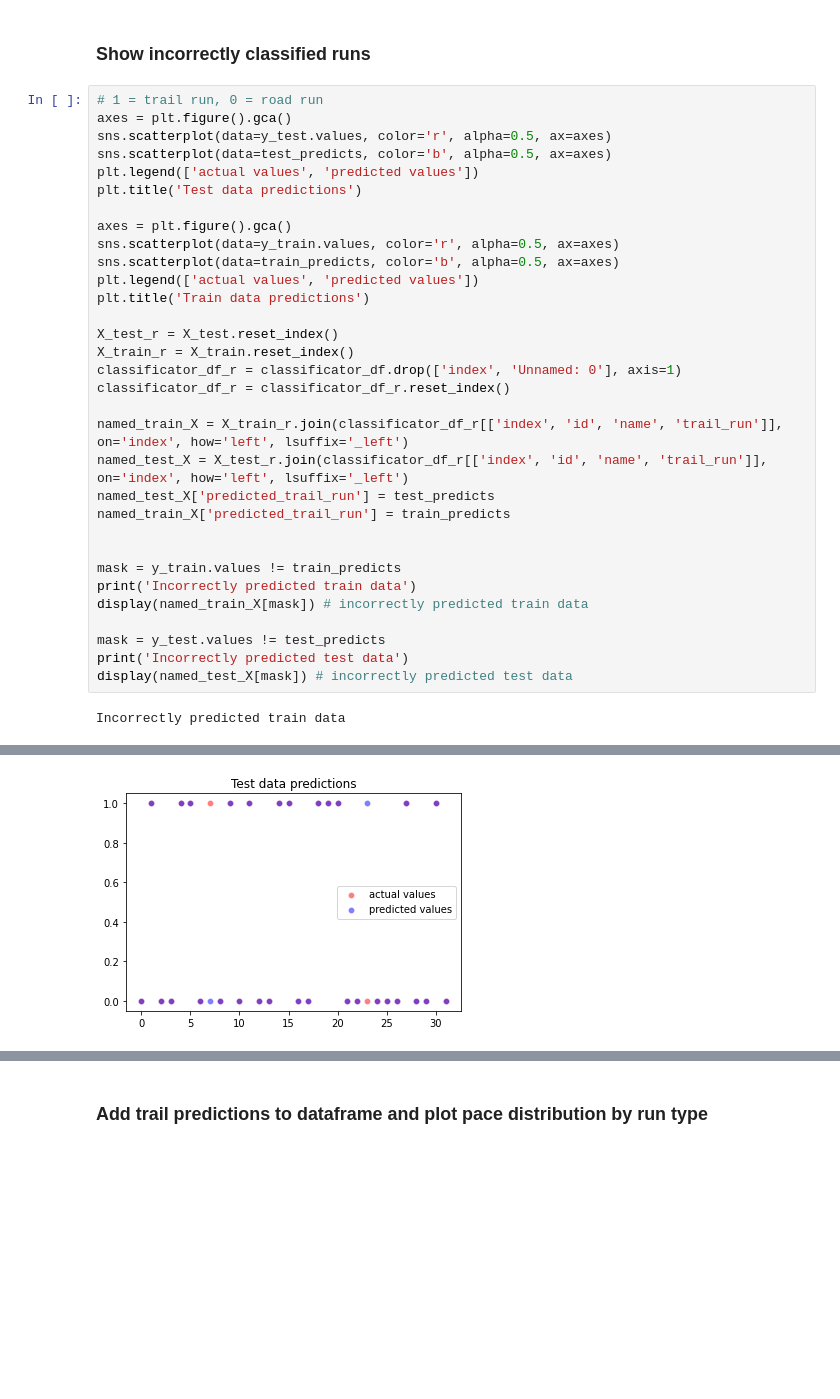
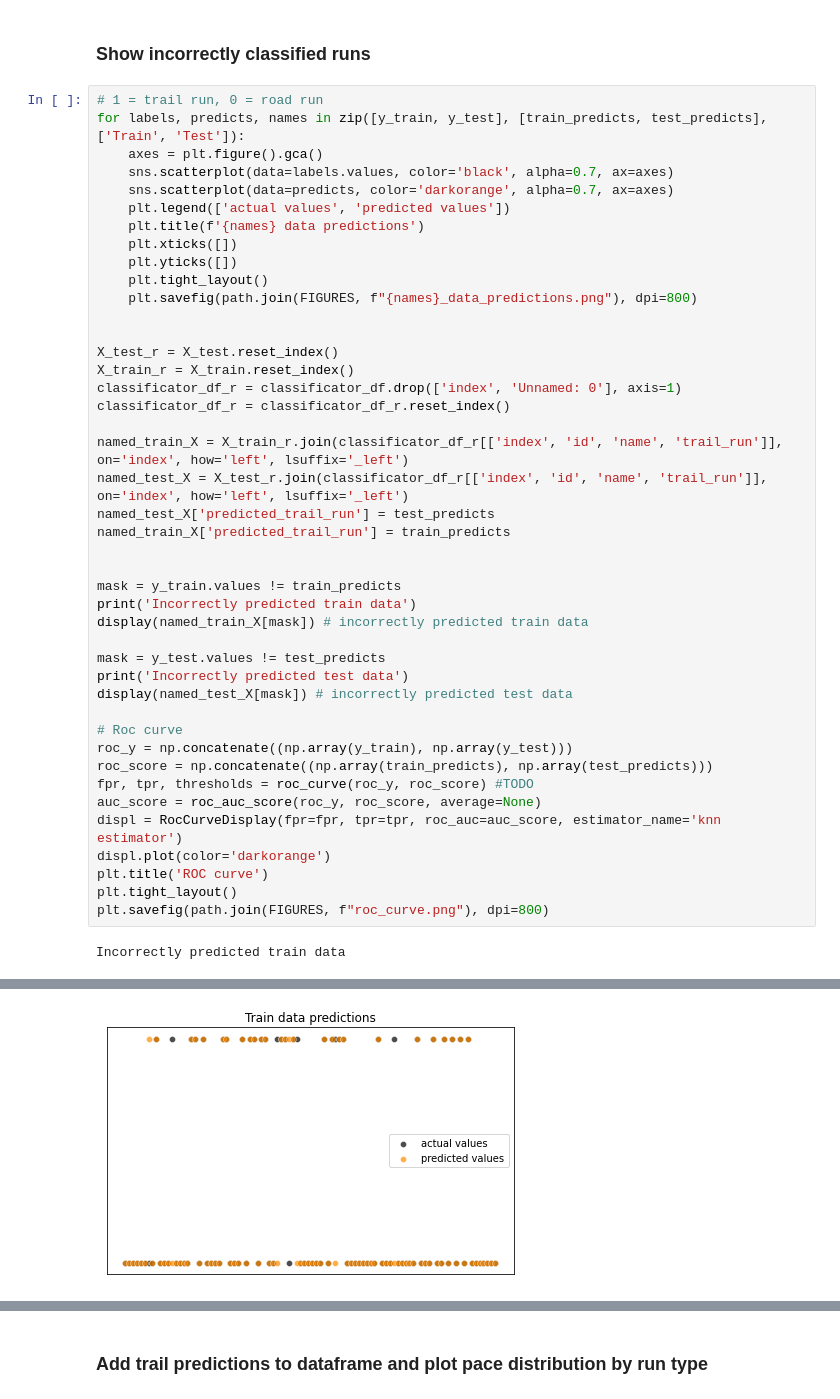
Before and after one commit to Radluy/Stravalytics, a Jupyter notebook: visualize.ipynb, the cells around one changed output, grey strips where cells are left out. Saved outputs shown, nothing was run; the diff lists cells and outputs as text; blank space fills up the shorter version.

```diff
--- a/visualize.ipynb
+++ b/visualize.ipynb
@@ -308,48 +315,59 @@ Accuracy of C-Support Vector classifier on test set: 0.91
 ### Show incorrectly classified runs
 # %%
 # 1 = trail run, 0 = road run
-axes = plt.figure().gca()
-sns.scatterplot(data=y_test.values, color='r', alpha=0.5, ax=axes)
-sns.scatterplot(data=test_predicts, color='b', alpha=0.5, ax=axes)
-plt.legend(['actual values', 'predicted values'])
-plt.title('Test data predictions')
+for labels, predicts, names in zip([y_train, y_test], [train_predicts, test_predicts], ['Train', 'Test']):
+    axes = plt.figure().gca()
+    sns.scatterplot(data=labels.values, color='black', alpha=0.7, ax=axes)
+    sns.scatterplot(data=predicts, color='darkorange', alpha=0.7, ax=axes)
+    plt.legend(['actual values', 'predicted values'])
+    plt.title(f'{names} data predictions')
+    plt.xticks([])
+    plt.yticks([])
+    plt.tight_layout()
+    plt.savefig(path.join(FIGURES, f"{names}_data_predictions.png"), dpi=800)
 
-axes = plt.figure().gca()
-sns.scatterplot(data=y_train.values, color='r', alpha=0.5, ax=axes)
-sns.scatterplot(data=train_predicts, color='b', alpha=0.5, ax=axes)
-plt.legend(['actual values', 'predicted values'])
-plt.title('Train data predictions')
 
 X_test_r = X_test.reset_index()
 X_train_r = X_train.reset_index()
 classificator_df_r = classificator_df.drop(['index', 'Unnamed: 0'], axis=1)
 classificator_df_r = classificator_df_r.reset_index()
 
 named_train_X = X_train_r.join(classificator_df_r[['index', 'id', 'name', 'trail_run']], on='index', how='left', lsuffix='_left')
 named_test_X = X_test_r.join(classificator_df_r[['index', 'id', 'name', 'trail_run']], on='index', how='left', lsuffix='_left')
 named_test_X['predicted_trail_run'] = test_predicts
 named_train_X['predicted_trail_run'] = train_predicts
 
 
 mask = y_train.values != train_predicts
 print('Incorrectly predicted train data')
 display(named_train_X[mask]) # incorrectly predicted train data
 
 mask = y_test.values != test_predicts
 print('Incorrectly predicted test data')
 display(named_test_X[mask]) # incorrectly predicted test data
+
+# Roc curve
+roc_y = np.concatenate((np.array(y_train), np.array(y_test)))
+roc_score = np.concatenate((np.array(train_predicts), np.array(test_predicts)))
+fpr, tpr, thresholds = roc_curve(roc_y, roc_score) #TODO
+auc_score = roc_auc_score(roc_y, roc_score, average=None)
+displ = RocCurveDisplay(fpr=fpr, tpr=tpr, roc_auc=auc_score, estimator_name='knn estimator')
+displ.plot(color='darkorange')
+plt.title('ROC curve')
+plt.tight_layout()
+plt.savefig(path.join(FIGURES, f"roc_curve.png"), dpi=800)
 # %% [output]
 Incorrectly predicted train data
 |  | index_left | total_elevation_gain | elev_high | avg_pace | average_heartrate | index | id | name | ... |
 | 6 | 3 | 183.9 | 322.5 | 5.727377 | 150.9 | 3 | 6382798181 | Afternoon Run | ... |
 | 12 | 62 | 104.7 | 410.2 | 5.950256 | 164.6 | 62 | 4791519494 | Afternoon Run | ... |
 | 39 | 0 | 176.2 | 419.0 | 5.883045 | 141.7 | 0 | 6413878675 | Morning Run | ... |
 | 42 | 55 | 205.4 | 449.9 | 5.486065 | 160.0 | 55 | 4934430913 | Afternoon Run | ... |
 | 44 | 23 | 179.8 | 344.7 | 6.298816 | 145.8 | 23 | 6026300681 | Brdky | ... |
 | 54 | 106 | 140.4 | 318.4 | 5.901794 | 162.6 | 106 | 3622154087 | Morning Run | ... |
 | 69 | 25 | 129.0 | 312.9 | 5.400734 | 152.8 | 25 | 5999926383 | Morning Run | ... |
 Incorrectly predicted test data
 |  | index_left | total_elevation_gain | elev_high | avg_pace | average_heartrate | index | id | name | ... |
 | 7 | 96 | 98.5 | 403.9 | 5.967299 | 168.1 | 96 | 3939441912 | Morning Run | ... |
 | 23 | 68 | 191.0 | 283.2 | 6.209637 | 161.8 | 68 | 4669275992 | Afternoon Run | ... |
-[figure, old version]
+[figure, new version]
```
Also changed, not shown: parts of 10 cells of this notebook.
